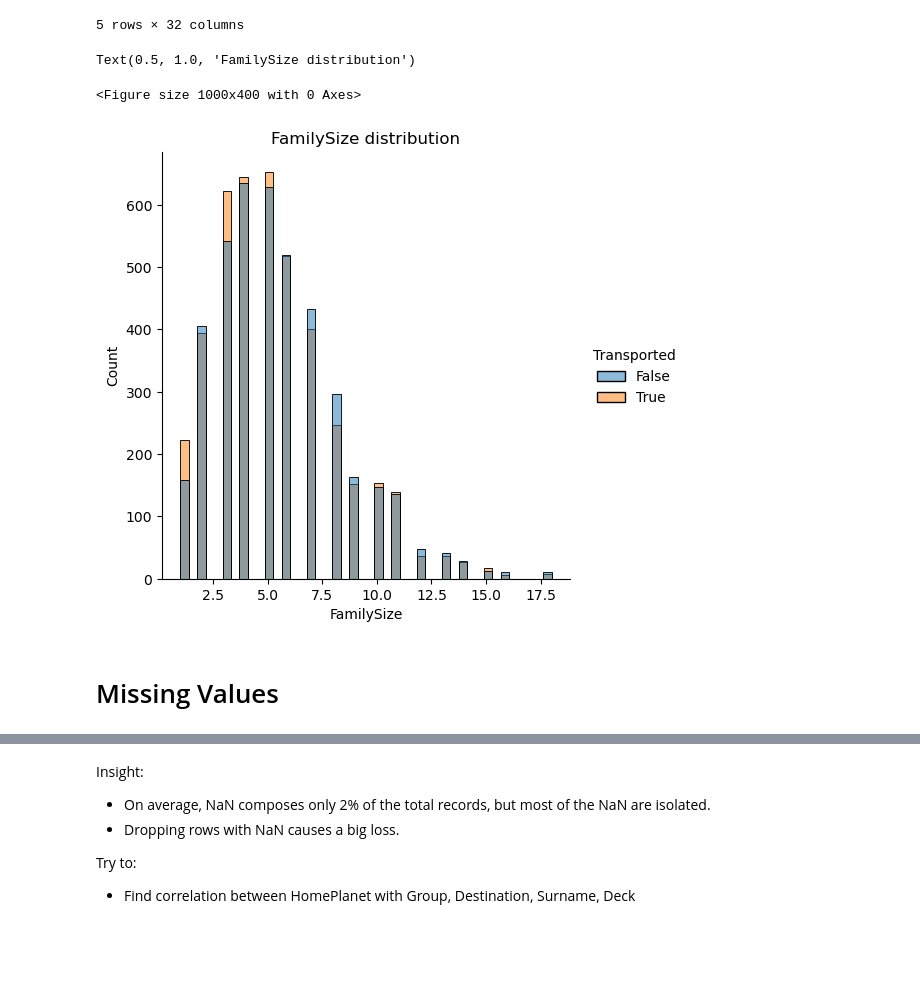
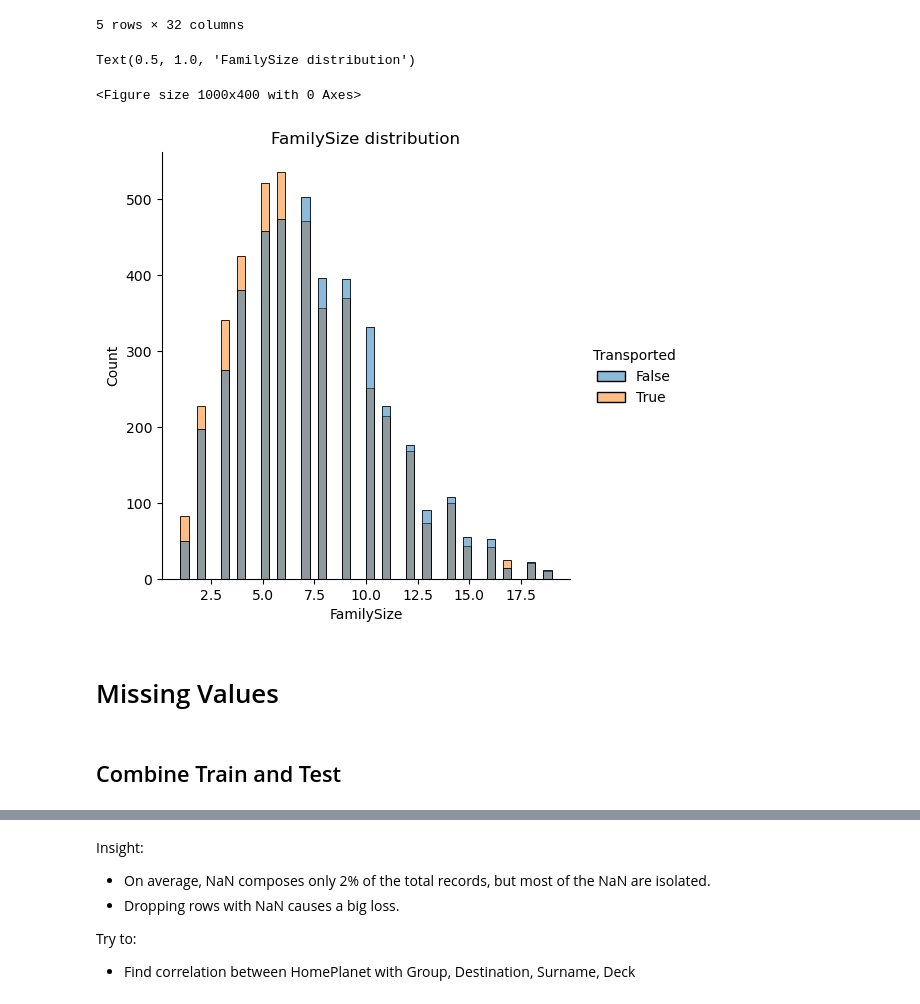
Before and after one commit to rayhanegar/Code-PPM, a Jupyter notebook: Spaceship/spaceship_preprocessing_v2.ipynb, the cells around one changed output, grey strips where cells are left out. Saved outputs shown, nothing was run; the diff lists cells and outputs as text; code cells hidden in the pictures; blank space fills up the shorter version.

Commit message:
Combined train and test, export to CSV

```diff
--- a/Spaceship/spaceship_preprocessing_v2.ipynb
+++ b/Spaceship/spaceship_preprocessing_v2.ipynb
@@ -287,3 +291,7 @@ df['GroupSize'] = df['Group'].apply(lambda x : group_sizes.get(x, 0))
+# %%
+# Fill each record with its respective group_sizes
+train_df['GroupSize'] = train_df['Group'].apply(lambda x : group_sizes.get(x, 0))
+test_df['GroupSize'] = test_df['Group'].apply(lambda x: group_sizes.get(x, 0))
 # %%
 plt.figure(figsize=(10,4))
 sns.displot(
@@ -349,8 +367,13 @@ df.loc[df['CabinSide']=='Z', 'CabinSide'] = np.nan
 # %%
-df['CabinNum'].fillna('9999', inplace=True)
-df['CabinNum'] = df['CabinNum'].astype(int)
-df.loc[df['CabinNum']==9999, 'CabinNum'] = np.nan
-df.head()
+train_df['CabinNum'].fillna('9999', inplace=True)
+train_df['CabinNum'] = train_df['CabinNum'].astype(int)
+train_df.loc[train_df['CabinNum']==9999, 'CabinNum'] = np.nan
+
+test_df['CabinNum'].fillna('9999', inplace=True)
+test_df['CabinNum'] = test_df['CabinNum'].astype(int)
+test_df.loc[test_df['CabinNum']==9999, 'CabinNum'] = np.nan
+
+train_df.head()
 # %% [output]
 |  | PassengerId | HomePlanet | CryoSleep | Cabin | Destination | Age | VIP | RoomService | FoodCourt | ... |
 | 0 | 0001_01 | Europa | False | B/0/P | TRAPPIST-1e | 39.0 | False | 0.0 | 0.0 | ... |
@@ -466,22 +507,32 @@ Extracted from feature 'Name', use delimiter ' '.
 - Create new feature 'Surname'
 - Create new feature 'FamilySize'
 # %%
-df['Name'].fillna('Unknown Unknown', inplace=True)
+train_df['Name'].fillna('Unknown Unknown', inplace=True)
+test_df['Name'].fillna('Unknown Unknown', inplace=True)
 
 # Surname extraction
-df['Surname'] = df['Name'].apply(lambda x: x.split(' ')[-1])
+train_df['Surname'] = train_df['Name'].apply(lambda x: x.split(' ')[-1])
+test_df['Surname'] = test_df['Name'].apply(lambda x: x.split(' ')[-1])
 # %%
 # Count surname, store it in a dictionary
-surname_dict = df['Surname'].value_counts().to_dict()
-df['FamilySize'] = df['Surname'].apply(lambda x: surname_dict.get(x))
+surname_dict = pd.concat([train_df, test_df])['Surname'].value_counts().to_dict()
+
+# Extract and fill w respective family size
+train_df['FamilySize'] = train_df['Surname'].apply(lambda x: surname_dict.get(x))
+test_df['FamilySize'] = test_df['Surname'].apply(lambda x: surname_dict.get(x))
 
 # Put NaN back
-df.loc[df['Surname']=='Unknown', 'FamilySize'] = np.nan
-df.loc[df['Surname']=='Unknown', 'Surname'] = np.nan
+train_df.loc[train_df['Surname']=='Unknown', 'FamilySize'] = np.nan
+train_df.loc[train_df['Surname']=='Unknown', 'Surname'] = np.nan
+
+test_df.loc[test_df['Surname']=='Unknown', 'FamilySize'] = np.nan
+test_df.loc[test_df['Surname']=='Unknown', 'Surname'] = np.nan
 
 # Drop Name cs we don't need it
-df.drop('Name', axis=1, inplace=True)
-df.head()
+train_df.drop('Name', axis=1, inplace=True)
+test_df.drop('Name', axis=1, inplace=True)
+
+train_df.head()
 # %% [output]
 |  | PassengerId | HomePlanet | CryoSleep | Cabin | Destination | Age | VIP | RoomService | FoodCourt | ... |
 | 0 | 0001_01 | Europa | False | B/0/P | TRAPPIST-1e | 39.0 | False | 0.0 | 0.0 | ... |
@@ -493,15 +544,17 @@ df.head()
 # %%
 # FamilySize visualization
 plt.figure(figsize=(10, 4))
 sns.displot(
-    data=df.sort_values(by='FamilySize'),
+    data=train_df.sort_values(by='FamilySize'),
     x='FamilySize',
     hue='Transported'
 )
 plt.title('FamilySize distribution')
 # %% [output]
 Text(0.5, 1.0, 'FamilySize distribution')
 <Figure size 1000x400 with 0 Axes>
-[figure, old version]
+[figure, new version]
 # %% [markdown]
 # Missing Values
+# %% [markdown]
+## Combine Train and Test
```
Also changed, not shown: parts of 72 cells of this notebook, 3 other files.
